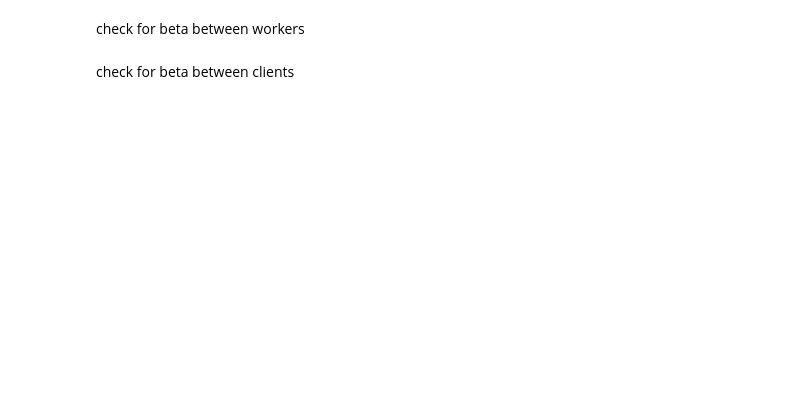
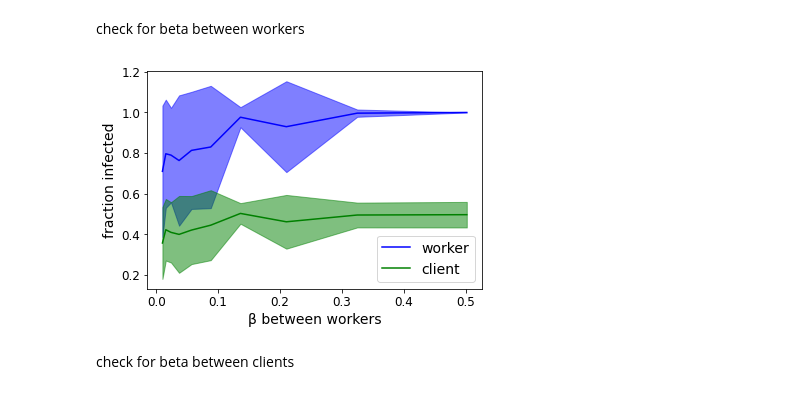
Before and after one commit to GVaessen/intro-CLS-assignment2, a Jupyter notebook: report_networkmodel.ipynb, the cells around one changed output. Drawn from its saved outputs; the diff is of its cells as text; code cells hidden in the pictures; blank space fills up the shorter version.

```diff
--- a/report_networkmodel.ipynb
+++ b/report_networkmodel.ipynb
@@ -562,22 +549,24 @@ for i in betas_ww:
 # %%
 # plot workers:
 worker_avg_ww = np.array([np.average(frac_I_4['workers'][i]) for i in betas_ww])
 worker_std_ww = np.array([np.std(frac_I_4['workers'][i]) for i in betas_ww])
 
 client_avg_ww = np.array([np.average(frac_I_4['clients'][i]) for i in betas_ww])
 client_std_ww = np.array([np.std(frac_I_4['clients'][i]) for i in betas_ww])
 
-# plt.plot(betas_ww, worker_avg, color='blue', label='worker')
-# plt.fill_between(betas_ww, worker_avg-worker_std, worker_avg+worker_std, color='blue', alpha=0.5)
-# plt.plot(betas_ww, client_avg, color='green', label='client')
-# plt.fill_between(betas_ww, client_avg-client_std, client_avg+client_std, color='green', alpha=0.5)
-# plt.xlabel('\u03B2 between workers', fontsize = 14)
-# plt.ylabel('fraction infected', fontsize = 14)
-# plt.xticks(fontsize = 12)
-# plt.yticks(fontsize = 12)
-# plt.legend(fontsize = 14)
-# plt.savefig('infected_betaww_frac.pdf')
-# plt.show()
+plt.plot(betas_ww, worker_avg_ww, color='blue', label='worker')
+plt.fill_between(betas_ww, worker_avg_ww-worker_std_ww, worker_avg_ww+worker_std_ww, color='blue', alpha=0.5)
+plt.plot(betas_ww, client_avg_ww, color='green', label='client')
+plt.fill_between(betas_ww, client_avg_ww-client_std_ww, client_avg_ww+client_std_ww, color='green', alpha=0.5)
+plt.xlabel('\u03B2 between workers', fontsize = 14)
+plt.ylabel('fraction infected', fontsize = 14)
+plt.xticks(fontsize = 12)
+plt.yticks(fontsize = 12)
+plt.legend(fontsize = 14)
+plt.savefig('infected_betaww_frac.pdf')
+plt.show()
+# %% [output]
+[figure, added]
 # %% [markdown]
 check for beta between clients
 # %%
```
Also changed, not shown: parts of 10 cells of this notebook.
